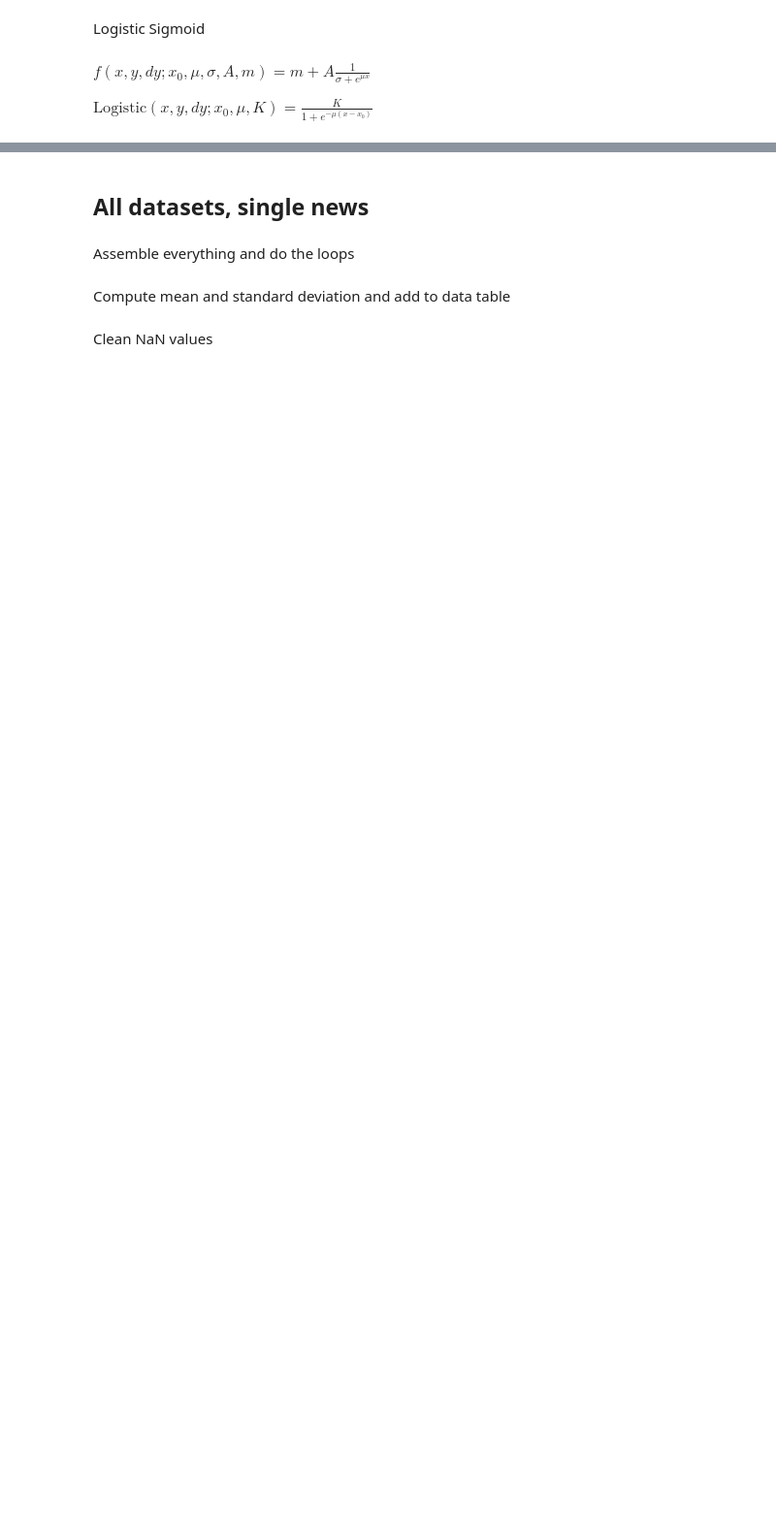
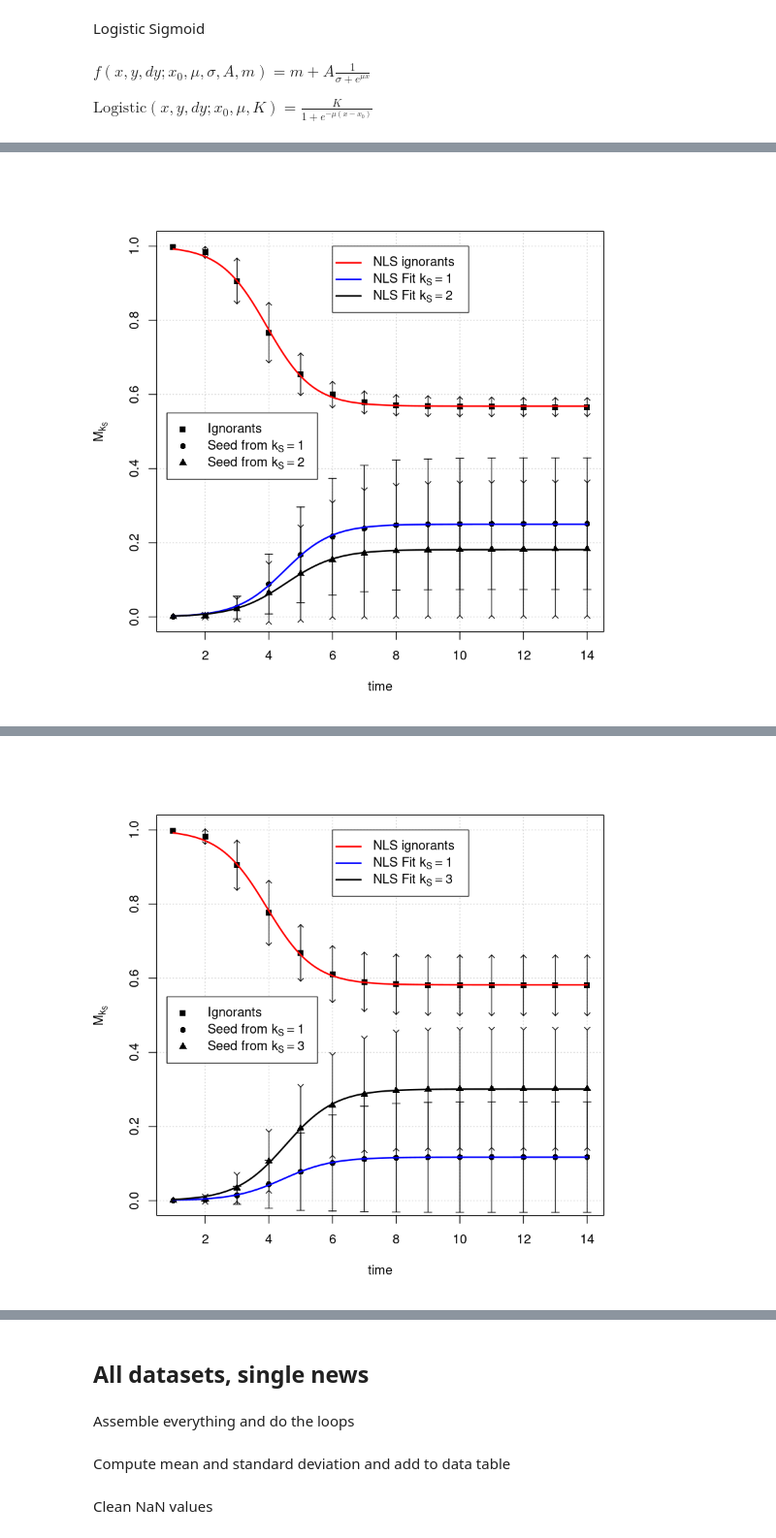
Before and after one commit to BFSteam/memory, a Jupyter notebook: jup/Untitled Folder/Untitled1.ipynb, the cells around one changed output, grey strips where cells are left out. Shown at 97% size. Cells and saved outputs as stored; diff of their text form; code cells hidden in the pictures; blank space fills up the shorter version.

```diff
--- a/jup/Untitled Folder/Untitled1.ipynb
+++ b/jup/Untitled Folder/Untitled1.ipynb
@@ -101,7 +78,7 @@ N_AGENTS <- 1134
 # %%
 N_AGENTS <- 12625
 # %%
-mypath <- "../../log/URV-2-news-contact"
+mypath <- "../../log/URV-2-news-truncated"
 # %%
 #mypath <- "/home/nik/ProvaEmailcontacts2.5/ProvaEmailcontacts2.5"
 # %%
@@ -385,7 +319,7 @@ rawtable <- rawtable[with(rawtable, order(time, file, news0)), ]
 # %%
 save(rawtable,file=paste(mypath, "/", "rawtable.Rda", sep=""))
 # %%
-rawtable <- rawtable[rawtable$time < 30]
+rawtable <- rawtable[rawtable$time < 15]
 
 #rawtable
 # %%
@@ -435,7 +371,7 @@ logistic1_std = function(x,y,w, x0,mu,scale){
     )
 }
 # %%
-for (index in 2:10){
+for (index in 2:11) {
 ks <- index
 oktoplot <- toplot[toplot$sym == paste('1-',toString(ks), sep="")]
 n0 <-  oktoplot[oktoplot$news0 == "news 0"]
@@ -458,6 +394,7 @@ par0 <- nls(y~1-k/(1  + exp(-m*(x - a))),start=list(a=10,m=2,k=10))
 y <- n1$mean
 x <- n1$time
 par1 <- nls(y~k/(1  + exp(-m*(x - a))),start=list(a=10,m=2,k=10))
+expar1 <- nls(y~1-exp(-(a+1)*x), start=list(a=1))
 #logistic_std_p  =  logistic_std(n1$time, n1$mean, n1$std,
 #                                 coef(summary(par1))["a","Estimate"],
 #                                 coef(summary(par1))["m","Estimate"],
@@ -465,9 +402,11 @@ par1 <- nls(y~k/(1  + exp(-m*(x - a))),start=list(a=10,m=2,k=10))
 #pstd1  = logistic_std_p$par
 #pstd1
 
+
 y <- n2$mean
 x <- n2$time
 par2 <- nls(y~k/(1  + exp(-m*(x - a))),start=list(a=10,m=2,k=10))
+
 #logistic_std_p  =  logistic_std(n2$time, n2$mean, n2$std,
 #                                 coef(summary(par2))["a","Estimate"],
 #                                 coef(summary(par2))["m","Estimate"],
@@ -486,7 +425,7 @@ par2 <- nls(y~k/(1  + exp(-m*(x - a))),start=list(a=10,m=2,k=10))
 #    pstd2  = logistic_std_p$par
 #}
 
-pdf(paste("./URV-2-news-contact-k",toString(ks),".pdf",sep=""))
+#pdf(paste("./URV-2-news-contact-k",toString(ks),".pdf",sep=""))
 
 plot(n0$time, n0$mean,
      pch=15,
@@ -512,11 +451,9 @@ par2 <- c(coef(summary(par2))["a","Estimate"],
           coef(summary(par2))["m","Estimate"],
           coef(summary(par2))["k","Estimate"])
 
-
 curve(sigmoid1(x, par0), xmin, xmax, n=300, add=TRUE, lty=1, lwd=2, col="red")
 curve(sigmoid(x, par1), xmin, xmax, n=100, add=TRUE, lty=1, lwd=2, col="blue")
 curve(sigmoid(x, par2), xmin, xmax, n=100, add=TRUE, lty=1, lwd=2, col="black")
-
 
 #curve(sigmoid1(x, pstd0), xmin, xmax, n=300, add=TRUE, lty=3, lwd=2, col="red")
 #curve(sigmoid(x, pstd1), xmin, xmax, n=100, add=TRUE, lty=3, lwd=2, col="blue")
@@ -536,7 +473,7 @@ data.frame(
     news2=c(par2)
 )
 
-legend(20,1, pch = c(NA,NA,NA),
+legend(6,1, pch = c(NA,NA,NA),
        lty=c(1, 1, 1),
        lwd=c(2, 2, 2),
        col = c("red", "blue", "black"),
@@ -553,7 +490,7 @@ legend(0.8,0.55, pch = c(15,16,17), lty=c(NA,NA,NA), lwd=c(NA,NA,NA),
             TeX(paste("Seed from $k_S = ", toString(ks),"$", sep=""))
 ))
 
-   dev.off()
+   #dev.off()
 }
 # %% [output]
 Warning message in arrows(n0$time, n0$mean - n0$std, n0$time, n0$mean + n0$std, :
@@ -575 +505,2 @@ Warning message in arrows(n0$time, n0$mean - n0$std, n0$time, n0$mean + n0$std,
 “zero-length arrow is of indeterminate angle and so skipped”
+[figure, added]
@@ -575,0 +514 @@ Warning message in arrows(n0$time, n0$mean - n0$std, n0$time, n0$mean + n0$std,
+[figure, added]
```
Also changed, not shown: parts of 27 cells of this notebook, 2 other files.
